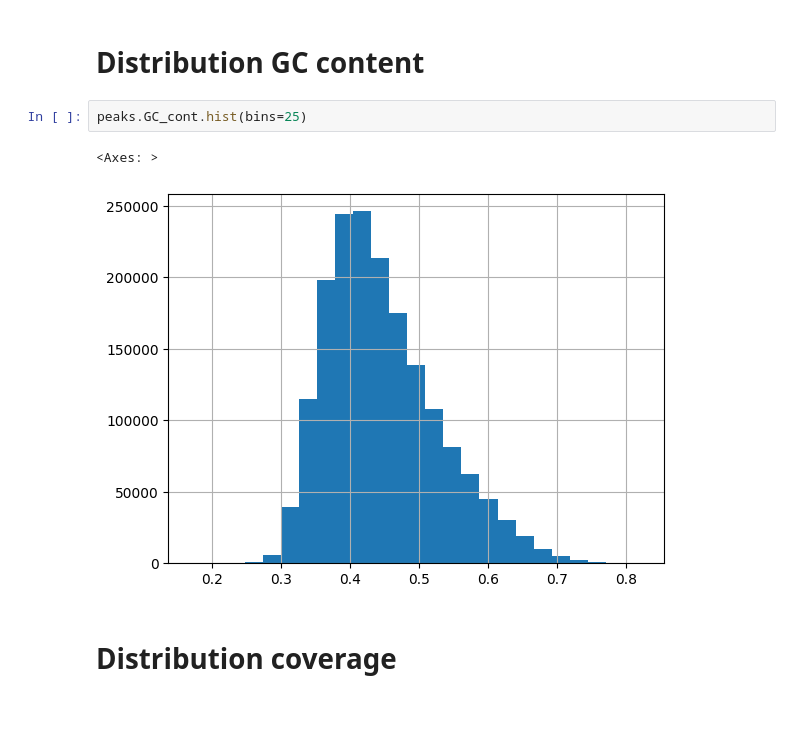
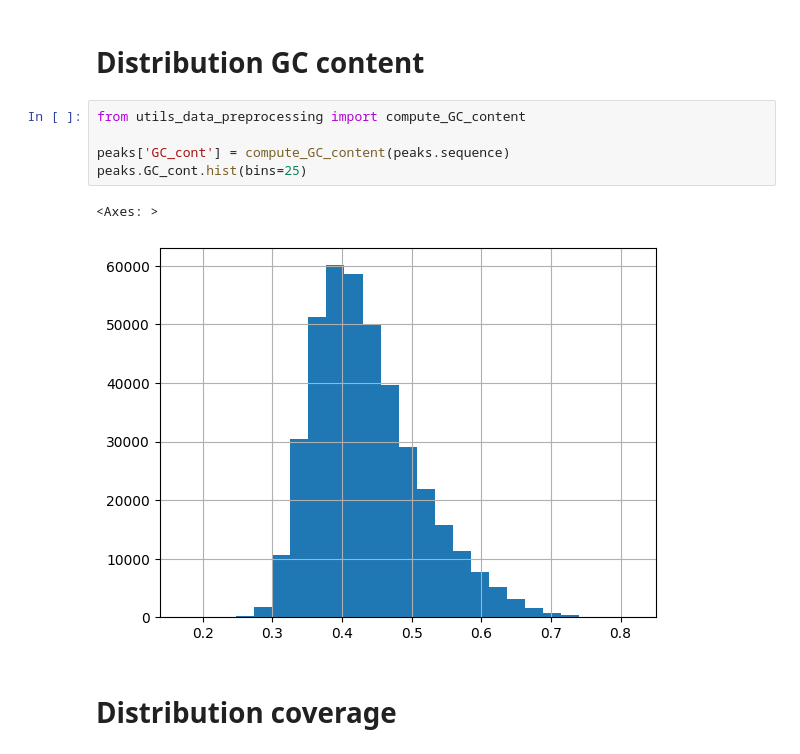
Before and after one commit to alexiaDorm/master-thesis, a Jupyter notebook: src/test.ipynb, the cells around one changed output. Saved outputs shown, nothing was run; the diff lists cells and outputs as text; blank space fills up the shorter version.

```diff
--- a/src/test.ipynb
+++ b/src/test.ipynb
@@ -49,10 +62,13 @@ print(len_peak[len_peak > 2000].shape)
 # %% [markdown]
 # Distribution GC content
-# %%
-peaks.GC_cont.hist(bins=25)
-# %% [output]
-<Axes: >
-[figure, removed]
+# %%
+from utils_data_preprocessing import compute_GC_content
+
+peaks['GC_cont'] = compute_GC_content(peaks.sequence)
+peaks.GC_cont.hist(bins=25)
+# %% [output]
+<Axes: >
+[figure, added]
 # %% [markdown]
 # Distribution coverage
 # %%
```
Also changed, not shown: parts of 23 cells of this notebook, 6 other files.
